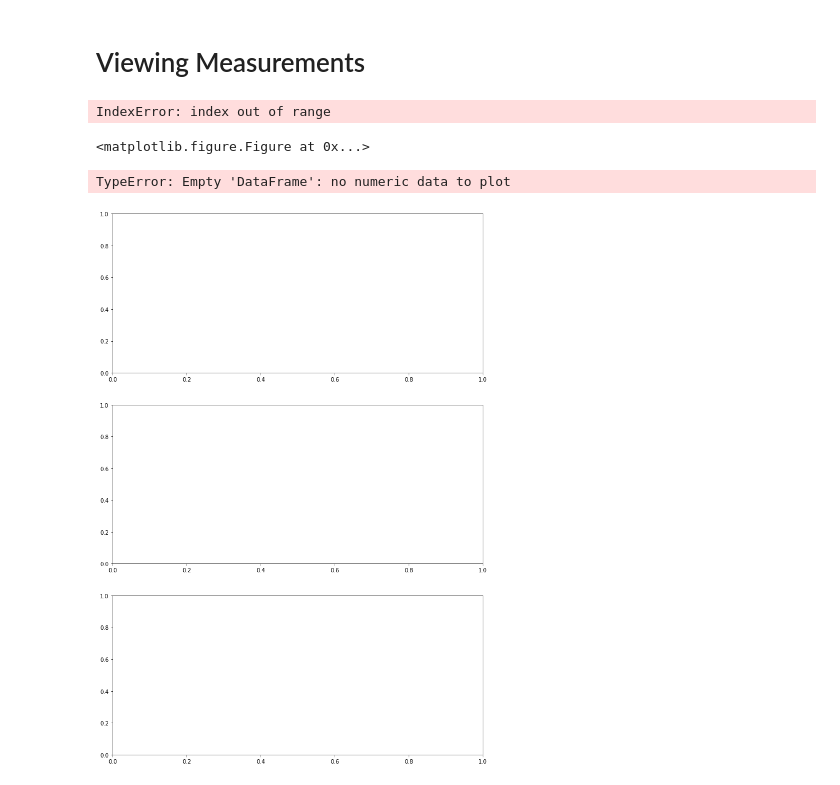
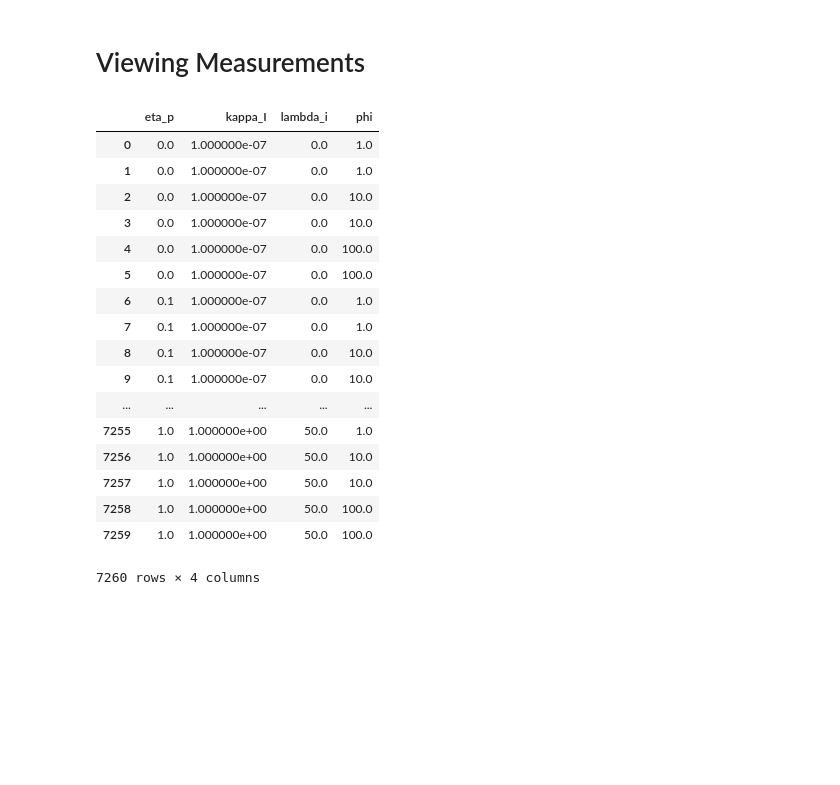
Before and after one commit to ctogle/mini_gillespiem, a Jupyter notebook: TAmodule_aim2_simulate.ipynb, the cells around one changed output. Drawn from its saved outputs; the diff is of its cells as text; code cells hidden in the pictures; blank space fills up the shorter version.

```diff
--- a/TAmodule_aim2_simulate.ipynb
+++ b/TAmodule_aim2_simulate.ipynb
@@ -322,7 +210,7 @@ subspace = {
     #'lambda_i': 20,
     'phi': 10.0,
 }
-targets = ('time', 'T_free', 'I')
+targets = ('time', 'T_free')
 
 selection = pscan_view(pscan, subspace, targets)
 selection.shape, selection.columns
@@ -354,9 +242,6 @@ for (t, time), (l, location), ax in zip(time_selection.iterrows(), target_select
         for i, j in events[trajectory]:
             ax.plot([time[i], time[j]], [medium, medium], color='r', lw=5, marker='s')
     ax.set_xlim((0.2 * time.shape[0], min(0.2 * time.shape[0] + 1000, time[-1])))
-# %% [output]
-IndexError: index out of range
-<matplotlib.figure.Figure at 0x...>
 # %%
 target_selection.columns
 # %%
@@ -369,7 +254,7 @@ subspace = {
     #'lambda_i': 5,
     'phi': 100.0,
 }
-targets = ('time', 'T_free', 'I')
+targets = ('time', 'T_free')
 
 selection = pscan_view(pscan, subspace, targets)
 selection.shape, selection.columns
@@ -392,9 +277,27 @@ for ax, targets in zip(axes, ys):
     ax.set_title('%s Versus %s' % (', '.join(targets), x))
     ax.set_xlabel(x)
     ax.set_ylabel(', '.join(targets))
-# %% [output]
-TypeError: Empty 'DataFrame': no numeric data to plot
-[figure, removed]
+# %%
+pscan[pspace.columns]
+# %% [output]
+|  | eta_p | kappa_I | lambda_i | phi |
+| 0 | 0.0 | 1.000000e-07 | 0.0 | 1.0 |
+| 1 | 0.0 | 1.000000e-07 | 0.0 | 1.0 |
+| 2 | 0.0 | 1.000000e-07 | 0.0 | 10.0 |
+| 3 | 0.0 | 1.000000e-07 | 0.0 | 10.0 |
+| 4 | 0.0 | 1.000000e-07 | 0.0 | 100.0 |
+| 5 | 0.0 | 1.000000e-07 | 0.0 | 100.0 |
+| 6 | 0.1 | 1.000000e-07 | 0.0 | 1.0 |
+| 7 | 0.1 | 1.000000e-07 | 0.0 | 1.0 |
+| 8 | 0.1 | 1.000000e-07 | 0.0 | 10.0 |
+| 9 | 0.1 | 1.000000e-07 | 0.0 | 10.0 |
+| ... | ... | ... | ... | ... |
+| 7255 | 1.0 | 1.000000e+00 | 50.0 | 1.0 |
+| 7256 | 1.0 | 1.000000e+00 | 50.0 | 10.0 |
+| 7257 | 1.0 | 1.000000e+00 | 50.0 | 10.0 |
+| 7258 | 1.0 | 1.000000e+00 | 50.0 | 100.0 |
+| 7259 | 1.0 | 1.000000e+00 | 50.0 | 100.0 |
+7260 rows × 4 columns
 # %%
 pscan = pscans[0]
 subspace = {
```
Also changed, not shown: parts of 5 cells of this notebook, 3 other files.
